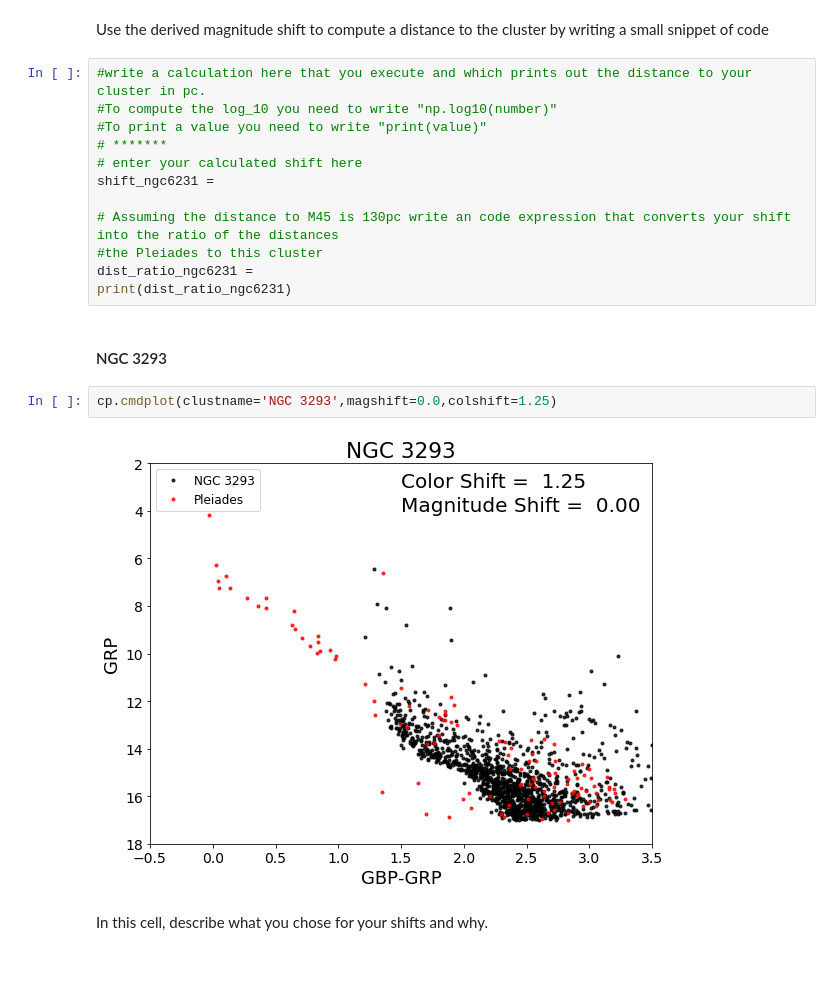
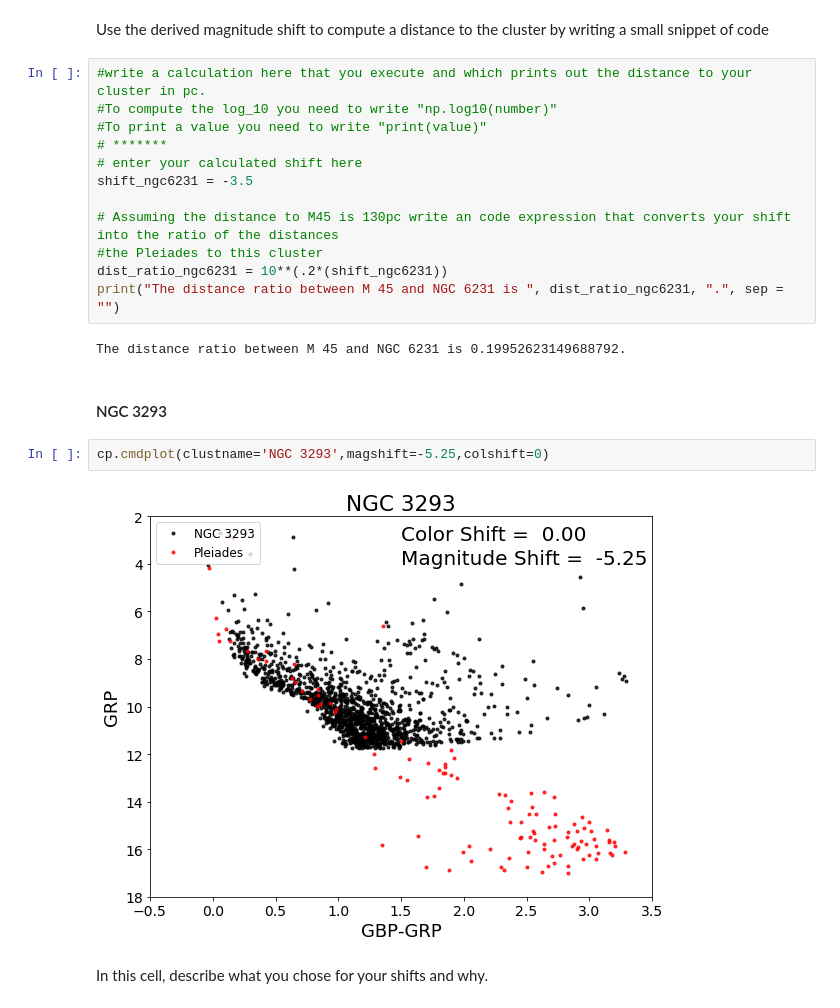
Before and after one commit to ThomasGartman/ASTR596_HW2, a Jupyter notebook: cluster_plot_student.ipynb, the cells around one changed output. Cells and saved outputs as stored; diff of their text form; blank space fills up the shorter version.

```diff
--- a/cluster_plot_student.ipynb
+++ b/cluster_plot_student.ipynb
@@ -113,18 +99,20 @@ Use the derived magnitude shift to compute a distance to the cluster by writing
 #To print a value you need to write "print(value)"
 # *******
 # enter your calculated shift here
-shift_ngc6231 =
+shift_ngc6231 = -3.5
 
 # Assuming the distance to M45 is 130pc write an code expression that converts your shift into the ratio of the distances
 #the Pleiades to this cluster
-dist_ratio_ngc6231 =
-print(dist_ratio_ngc6231)
+dist_ratio_ngc6231 = 10**(.2*(shift_ngc6231))
+print("The distance ratio between M 45 and NGC 6231 is ", dist_ratio_ngc6231, ".", sep = "")
+# %% [output]
+The distance ratio between M 45 and NGC 6231 is 0.19952623149688792.
 # %% [markdown]
 #### NGC 3293
 # %%
-cp.cmdplot(clustname='NGC 3293',magshift=0.0,colshift=1.25)
+cp.cmdplot(clustname='NGC 3293',magshift=-5.25,colshift=0)
 # %% [output]
-[figure, old version]
+[figure, new version]
 # %% [markdown]
 In this cell, describe what you chose for your shifts and why.
 # %% [markdown]
```
Also changed, not shown: parts of 12 cells of this notebook, 1 other file.
